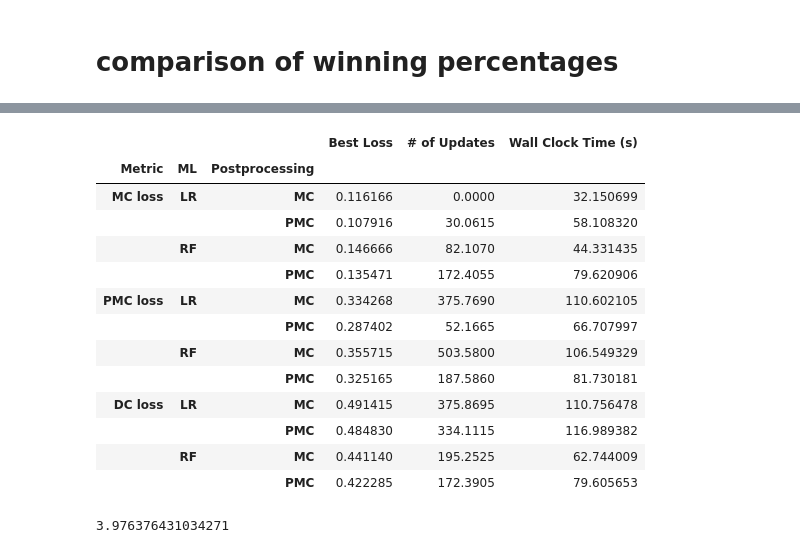
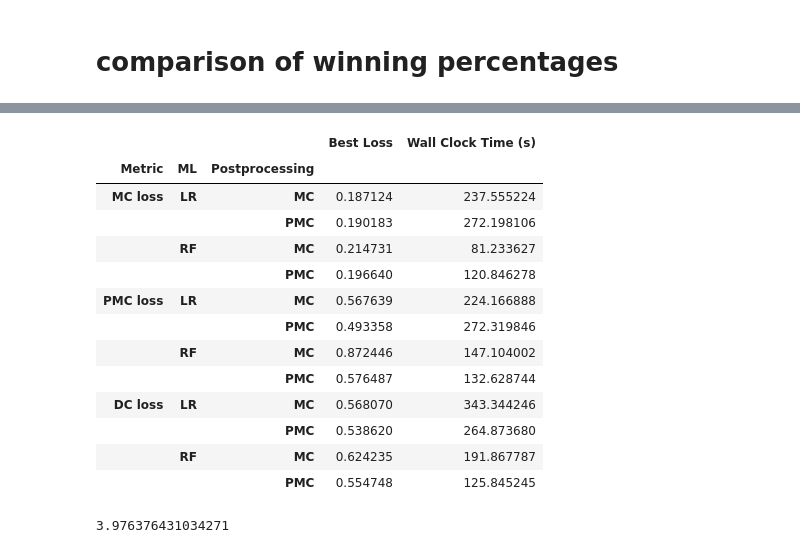
Before and after one commit to cavalab/proportional-multicalibration, a Jupyter notebook: notebooks/postprocess_MIMIC_experiment.ipynb, the cells around one changed output, grey strips where cells are left out. Drawn from its saved outputs; the diff is of its cells as text; code cells hidden in the pictures.

```diff
--- a/notebooks/postprocess_MIMIC_experiment.ipynb
+++ b/notebooks/postprocess_MIMIC_experiment.ipynb
@@ -6,9 +6,13 @@ import numpy as np
 import matplotlib.pyplot as plt
 plt.rc('pdf',fonttype = 42)
 plt.rc('ps',fonttype = 42)
+%matplotlib inline
 import seaborn as sns
-
-sns.set_style('whitegrid')
+sns.set_theme(style='whitegrid',
+              font_scale=0.9,
+              palette='Set2'
+             )
+# sns.set_style('whitegrid')
 sns.set_context('paper')
 
 # rdir = '../results/lpc/results_22-05-13r1/'
@@ -17,7 +21,8 @@ rdirs = [
 #     '../results/lpc/results_22-05-14r1/',
 #     '../results/lpc/results_22-05-16/'
 #     '../results/lpc/results_22-07-29r1/'
-    '../results/lpc/results_22-07-30/'
+#     '../results/lpc/results_22-07-30/'
+    '../results/results_23-01-30/'
         ]
 figdir='../overleaf/figs/'
 def save(fig, name):
@@ -55,16 +60,21 @@ df_results['ML'] = df_results['algorithm'].apply(lambda x: x.split('_pmc')[0].sp
 df_results['postprocessing'] = df_results['algorithm'].apply(lambda x: 'MC-CV' if '_mc_cv' in x else x)
 df_results['postprocessing'] = df_results['postprocessing'].apply(lambda x: 'MC' if '_mc' in x else x)
 df_results['postprocessing'] = df_results['postprocessing'].apply(lambda x: 'PMC-CV' if '_pmc_cv' in x else x)
+df_results['postprocessing'] = df_results['postprocessing'].apply(lambda x: 'PMC-log' if '_pmc_log' in x else x)
 df_results['postprocessing'] = df_results['postprocessing'].apply(lambda x: 'PMC' if '_pmc' in x else x)
-df_results['postprocessing'] = df_results['postprocessing'].apply(lambda x: 'Base Model' if not x in ['MC','PMC','MC-CV','PMC-CV'] else x)
+df_results['postprocessing'] = df_results['postprocessing'].apply(
+    lambda x: 'Base Model' if 'MC' not in x else x
+)
 df_results.loc[df_results['ML']=='lr_cv','ML'] = 'LR'
 
 df_results['Wall Clock Time (s)'] = df_results['time_time']
+if 'n_updates' in df_results.columns:
+    df_results['# of Updates'] = df_results['n_updates']
 
 df_results['groups'] = df_results['groups'].apply(lambda x: ','.join(x) if isinstance(x,list) else x)
 # df_results = df_results.loc[df_results.n_bins==10]
-df_results = df_results.loc[df_results.groups!='ethnicity,gender,anchor_year_group']
-df_results = df_results.loc[df_results.gamma==0.05]
-df_results = df_results.loc[df_results.rho==0.001]
+# df_results = df_results.loc[df_results.groups!='ethnicity,gender,anchor_year_group']
+# df_results = df_results.loc[df_results.gamma==0.05]
+# df_results = df_results.loc[df_results.rho==0.001]
 df_results.groupby('algorithm')['random_state'].count()
 # %% [output]
@@ -134,7 +182,8 @@ nice_names = {
     'MC_loss_test':'MC loss',
     'PMC_loss_test':'PMC loss',
     'DC_loss_test':'DC loss',
-    'n_updates':'# of Updates'
+    'n_updates':'# of Updates',
+    '# updates':'# of Updates'
 }
 nice_levels = {
     'algorithm':{
@@ -478,46 +537,48 @@ df_cfgs
 # %%
 import itertools as it
 order = []
 for m,ml,p in it.product(['MC loss','PMC loss','DC loss'],
                   ml_order,
                   post_order[1:]
                  ):
     order.append((m,ml,p))
 
 tbl = (df_cfgs
        .rename(columns={'metric':'Metric','ml':'ML','postprocessing':'Postprocessing'})
        .groupby(['Metric','ML','Postprocessing'])
-       [['Best Loss','# of Updates','Wall Clock Time (s)']]
+       [['Best Loss',
+#          '# of Updates',
+         'Wall Clock Time (s)']]
 #        [['# of Updates','Wall Clock Time (s)']]
        .median()
 #        .round(2)
 #        .astype(int)
        .sort_index(level='Metric',ascending=False)
        .loc[order]
 )
 tbl.to_latex('../overleaf/tbls/best_cfg_time.tex',
              multirow=True,
              formatters=[lambda x: f'{x:0.3f}',
-                         lambda x: f'{x:.0f}',
+#                          lambda x: f'{x:.0f}',
                          lambda x: f'{x:.1f}'
                         ]
             )
 display(tbl)
 # %% [output]
-|  |  |  | Best Loss | # of Updates | Wall Clock Time (s) |
-| Metric | ML | Postprocessing |  |  |  |
-| MC loss | LR | MC | 0.116166 | 0.0000 | 32.150699 |
-|  |  | PMC | 0.107916 | 30.0615 | 58.108320 |
-|  | RF | MC | 0.146666 | 82.1070 | 44.331435 |
-|  |  | PMC | 0.135471 | 172.4055 | 79.620906 |
-| PMC loss | LR | MC | 0.334268 | 375.7690 | 110.602105 |
-|  |  | PMC | 0.287402 | 52.1665 | 66.707997 |
-|  | RF | MC | 0.355715 | 503.5800 | 106.549329 |
-|  |  | PMC | 0.325165 | 187.5860 | 81.730181 |
-| DC loss | LR | MC | 0.491415 | 375.8695 | 110.756478 |
-|  |  | PMC | 0.484830 | 334.1115 | 116.989382 |
-|  | RF | MC | 0.441140 | 195.2525 | 62.744009 |
-|  |  | PMC | 0.422285 | 172.3905 | 79.605653 |
+|  |  |  | Best Loss | Wall Clock Time (s) |
+| Metric | ML | Postprocessing |  |  |
+| MC loss | LR | MC | 0.187124 | 237.555224 |
+|  |  | PMC | 0.190183 | 272.198106 |
+|  | RF | MC | 0.214731 | 81.233627 |
+|  |  | PMC | 0.196640 | 120.846278 |
+| PMC loss | LR | MC | 0.567639 | 224.166888 |
+|  |  | PMC | 0.493358 | 272.319846 |
+|  | RF | MC | 0.872446 | 147.104002 |
+|  |  | PMC | 0.576487 | 132.628744 |
+| DC loss | LR | MC | 0.568070 | 343.344246 |
+|  |  | PMC | 0.538620 | 264.873680 |
+|  | RF | MC | 0.624235 | 191.867787 |
+|  |  | PMC | 0.554748 | 125.845245 |
 # %%
 ((378-52)/52
  + (504.69-188.07)/188.07
```
Also changed, not shown: parts of 27 cells of this notebook, 7 other files.
